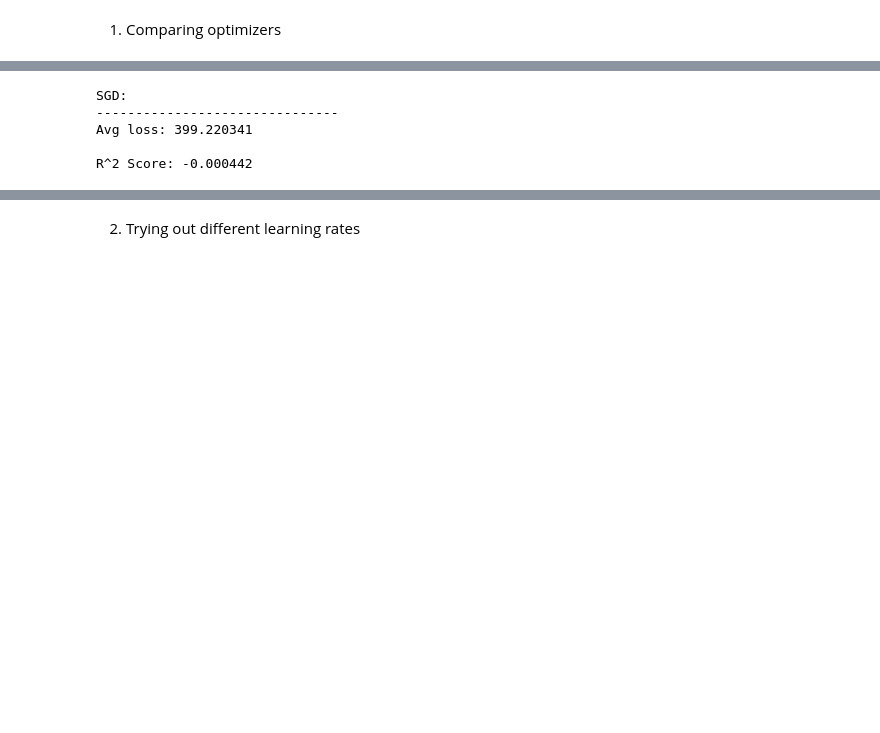
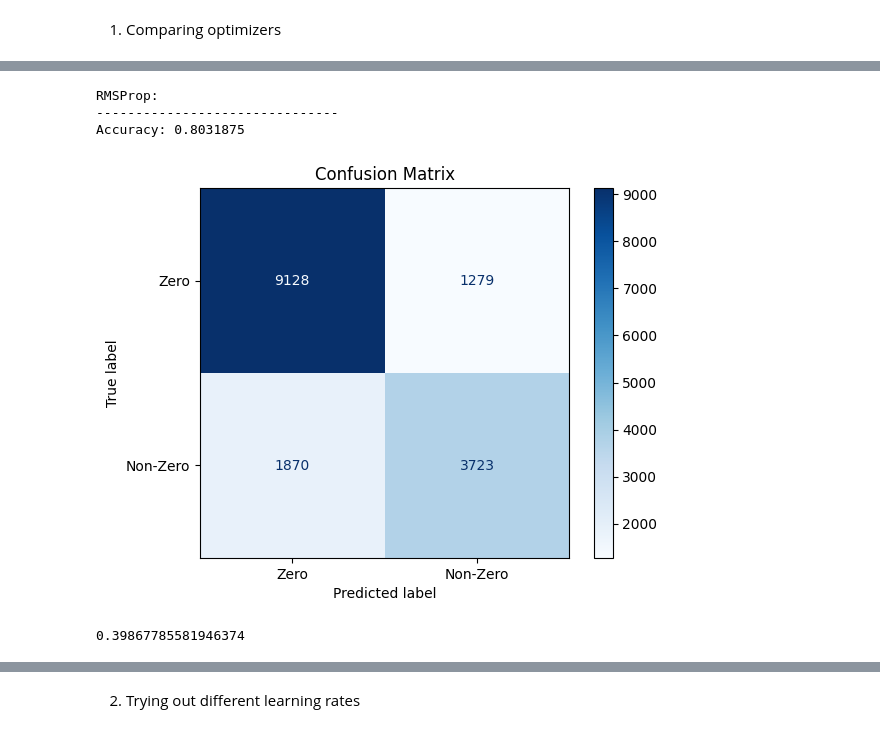
Before and after one commit to Shirkanzilla/predictive-control-switch, a Jupyter notebook: Safety-Gymnasium/train_neural_network.ipynb, the cells around one changed output, grey strips where cells are left out. Drawn from its saved outputs; the diff is of its cells as text; code cells hidden in the pictures; blank space fills up the shorter version.

```diff
--- a/Safety-Gymnasium/train_neural_network.ipynb
+++ b/Safety-Gymnasium/train_neural_network.ipynb
@@ -246,15 +380,15 @@ R^2 Score: -0.000251
 # %%
 # RMSProp
-model_rms = ExpectedCostNN().to(device)
-rms = torch.optim.RMSprop(model_rms.parameters(), lr=1e-3)
+classifier_rms = ExpectedCostClassifier().to(device)
+rms = torch.optim.RMSprop(classifier_rms.parameters(), lr=1e-3)
+loss_fn = nn.BCELoss()
 for _ in range(10):
-    train(train_loader, model_rms, loss_fn, rms)
+    train(train_loader, classifier_rms, loss_fn, rms)
 print("RMSProp:\n-------------------------------")
-mse_score = test(validation_loader, model_rms, loss_fn)
-print(f"R^2 Score: {1-mse_score/np.var(y_validate):>8f}")
+test(validation_loader, classifier_rms, loss_fn)
 # %% [output]
-SGD:
+RMSProp:
 -------------------------------
-Avg loss: 399.220341
-
-R^2 Score: -0.000442
+Accuracy: 0.8031875
+[figure, added]
+0.39867785581946374
```
Also changed, not shown: parts of 34 cells of this notebook.
